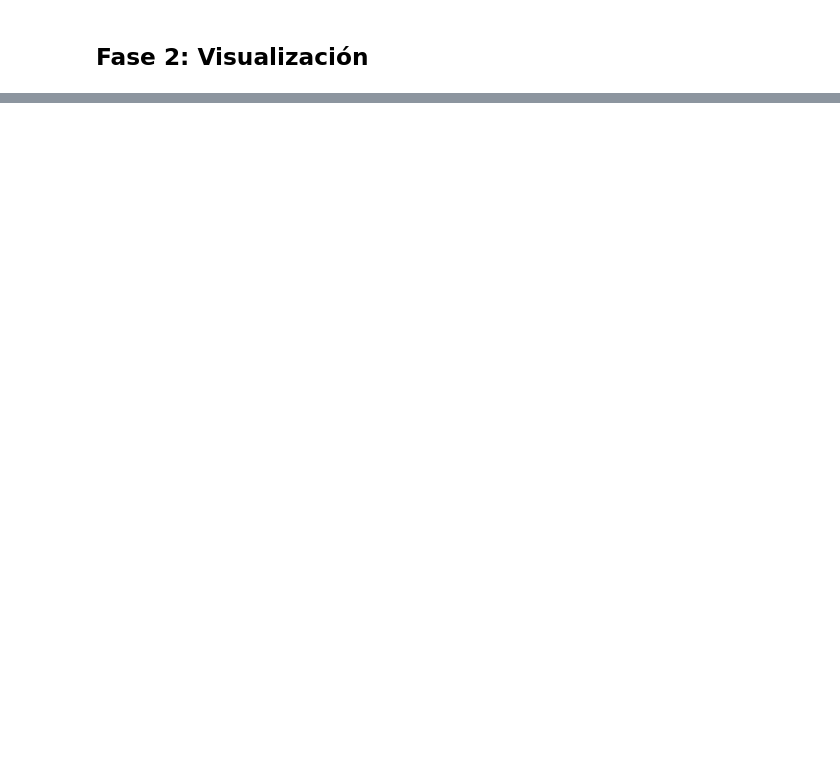
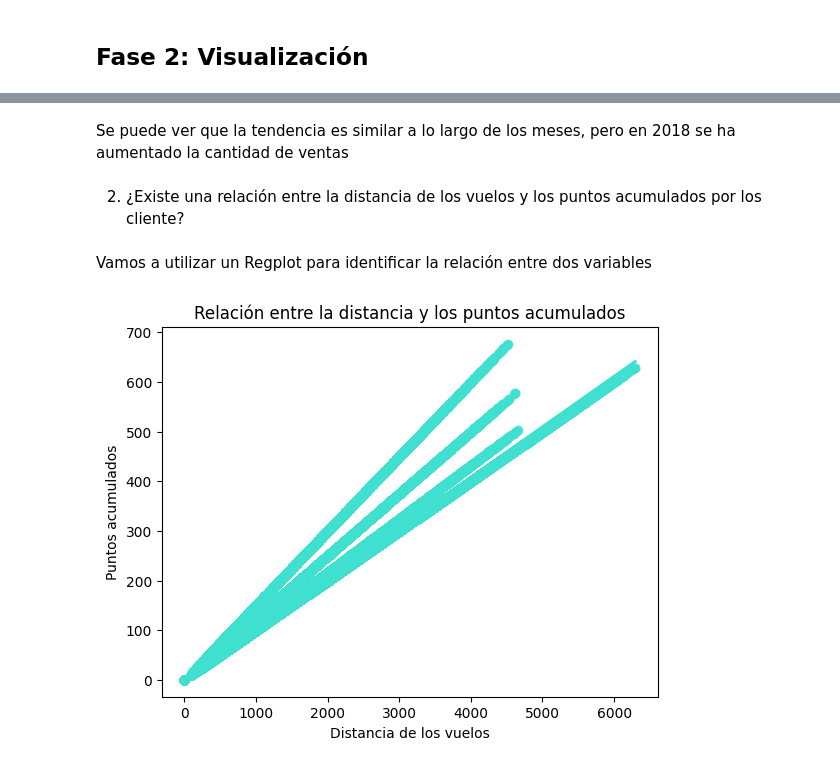
Before and after one commit to Adalab/bda-modulo-3-evaluacion-final-lopezleyre, a Jupyter notebook: leyre-evaluacion_modulo3.ipynb, the cells around one changed output, grey strips where cells are left out. Cells and saved outputs as stored; diff of their text form; code cells hidden in the pictures; blank space fills up the shorter version.

```diff
--- a/leyre-evaluacion_modulo3.ipynb
+++ b/leyre-evaluacion_modulo3.ipynb
@@ -363,0 +450,21 @@ df.head()
+# %% [markdown]
+Se puede ver que la tendencia es similar a lo largo de los meses, pero en 2018 se ha aumentado la cantidad de ventas
+# %% [markdown]
+2. ¿Existe una relación entre la distancia de los vuelos y los puntos acumulados por los cliente?
+# %% [markdown]
+Vamos a utilizar un Regplot para identificar la relación entre dos variables
+# %%
+sns.regplot(x = "distance",
+            y = "points_accumulated",
+            data = df,
+            color = "turquoise")
+
+# Título de los ejes:
+
+plt.xlabel("Distancia de los vuelos")
+plt.ylabel("Puntos acumulados")
+
+# Título de la gráfica:
+plt.title("Relación entre la distancia y los puntos acumulados");
+# %% [output]
+[figure, added]
```
Also changed, not shown: parts of 25 cells of this notebook.
